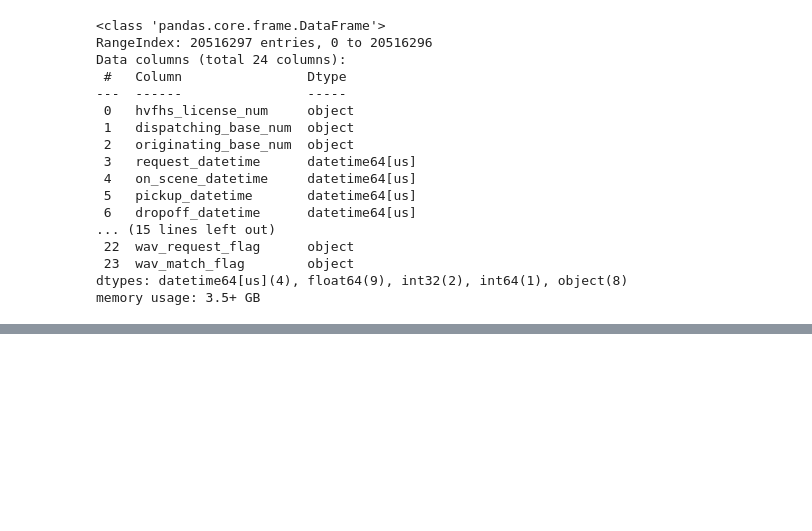
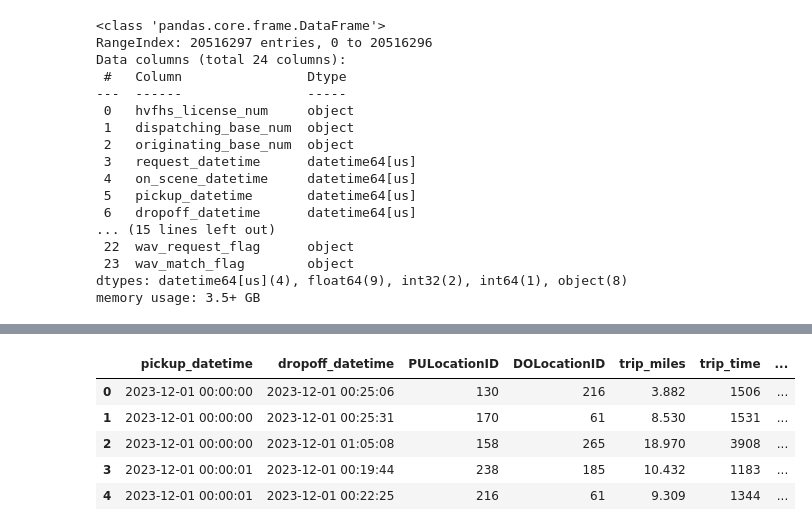
Before and after one commit to T-Haight/project1_group1_osubootcamp, a Jupyter notebook: Clean_Data.ipynb, the cells around one changed output, grey strips where cells are left out. Cells and saved outputs as stored; diff of their text form; code cells hidden in the pictures; blank space fills up the shorter version.

```diff
--- a/Clean_Data.ipynb
+++ b/Clean_Data.ipynb
@@ -91,3 +100,19 @@ None
+# %%
+# Sort values by pickup_datetime
+lyft_df.sort_values("pickup_datetime", inplace=True)
+
+# Reset the index
+lyft_df.reset_index(drop=True, inplace=True)
+
+# Display the first 5 rows
+lyft_df.head()
+# %% [output]
+|  | pickup_datetime | dropoff_datetime | PULocationID | DOLocationID | trip_miles | trip_time | ... |
+| 0 | 2023-12-01 00:00:00 | 2023-12-01 00:25:06 | 130 | 216 | 3.882 | 1506 | ... |
+| 1 | 2023-12-01 00:00:00 | 2023-12-01 00:25:31 | 170 | 61 | 8.530 | 1531 | ... |
+| 2 | 2023-12-01 00:00:00 | 2023-12-01 01:05:08 | 158 | 265 | 18.970 | 3908 | ... |
+| 3 | 2023-12-01 00:00:01 | 2023-12-01 00:19:44 | 238 | 185 | 10.432 | 1183 | ... |
+| 4 | 2023-12-01 00:00:01 | 2023-12-01 00:22:25 | 216 | 61 | 9.309 | 1344 | ... |
 # %%
 # Save the data to a parquet file
 lyft_df.to_parquet('lyft_Dec_23.parquet')
```
Also changed, not shown: parts of 6 cells of this notebook, 1 other file.
